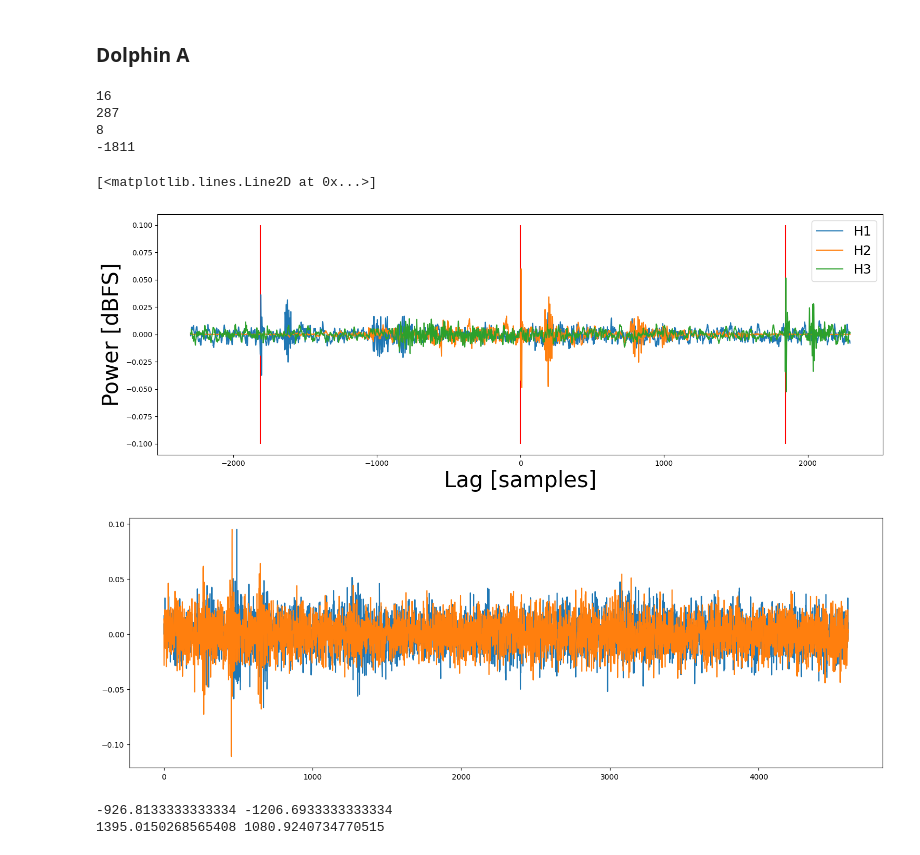
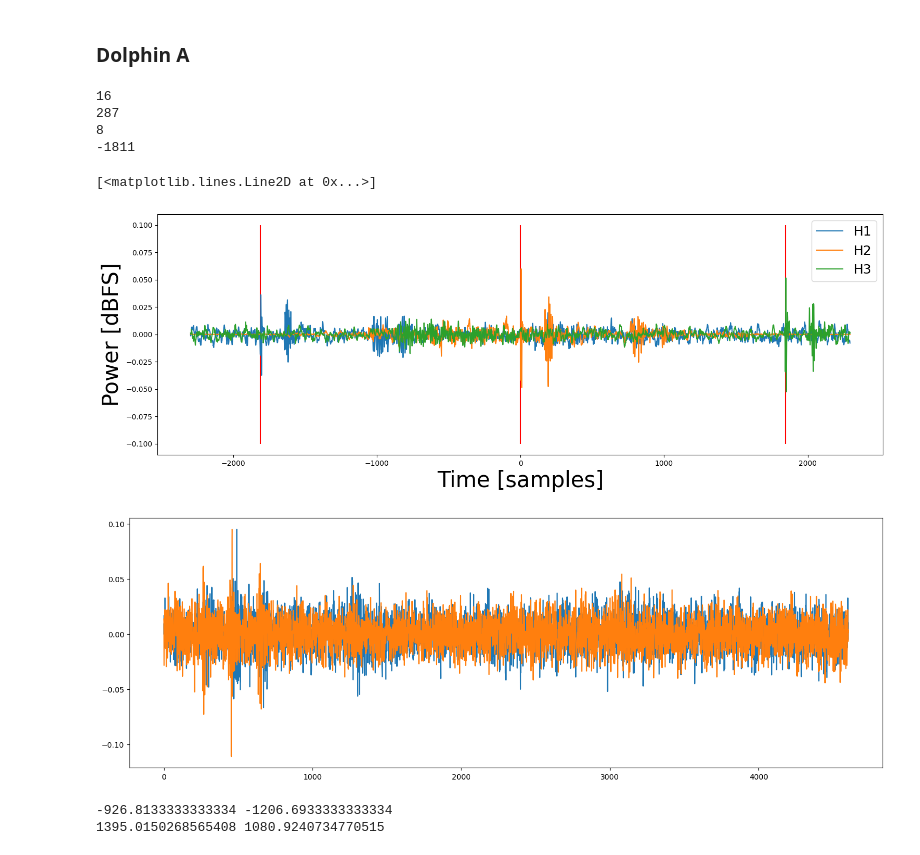
Before and after one commit to bpmasters/asa-challenge-24, a Jupyter notebook: asa-challenge-24.ipynb, the cells around one changed output. Cells and saved outputs as stored; diff of their text form; code cells hidden in the pictures.

```diff
--- a/asa-challenge-24.ipynb
+++ b/asa-challenge-24.ipynb
@@ -325,39 +304,39 @@ for i, peak in enumerate(h2_peaks_a[:-8]):
     lag_12, cc_12 = gccphat(h1_sig, h2_sig, max_td, fs)
     lag_23, cc_23 = gccphat(h2_sig, h3_sig, max_td, fs)
 
     lags_12.append(lag_12)
     lags_23.append(lag_23)
 
 plt.figure()
 plt.vlines(0, -.1, .1, 'r')
 plt.vlines(lag_12, -.1, .1, 'r')
 plt.vlines(-lag_23, -.1, .1, 'r')
 plt.plot(-len(h1_sig)/2+np.arange(0,len(h1_sig)), h1_sig, label='H1')
 plt.plot(-len(h2_sig)/2+np.arange(0,len(h2_sig)), h2_sig, label='H2')
 plt.plot(-len(h3_sig)/2+np.arange(0,len(h3_sig)), h3_sig, label='H3')
 
 
-plt.xlabel('Lag [samples]', fontsize = 30)
+plt.xlabel('Time [samples]', fontsize = 30)
 plt.ylabel('Power [dBFS]', fontsize = 30)
 plt.legend(fontsize=18)
 
 # plt.figure()
 # plt.plot(lags_12)
 # plt.plot(lags_23)
 
-print(lag_12)
+# print(lag_12)
 
-plt.figure()
-plt.plot(cc_12)
-plt.plot(cc_23)
+# plt.figure()
+# plt.plot(cc_12)
+# plt.plot(cc_23)
 # np.argmax(np.abs(cc_12))
 # %% [output]
 16
 287
 8
 -1811
 [<matplotlib.lines.Line2D at 0x...>]
-[figure, old version]
+[figure, new version]
 [figure]
 # %%
 lags_12 = np.array(lags_12)
```
Also changed, not shown: parts of 3 cells of this notebook.
